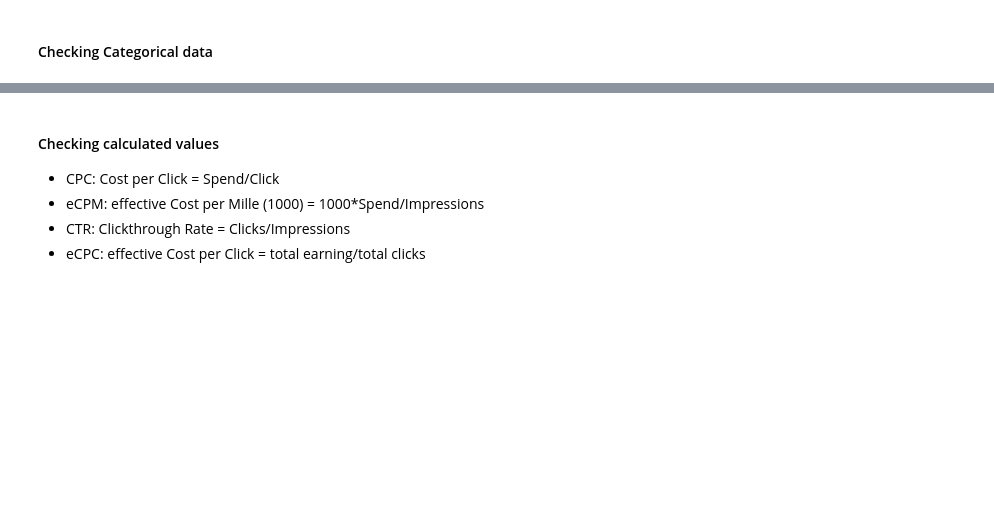
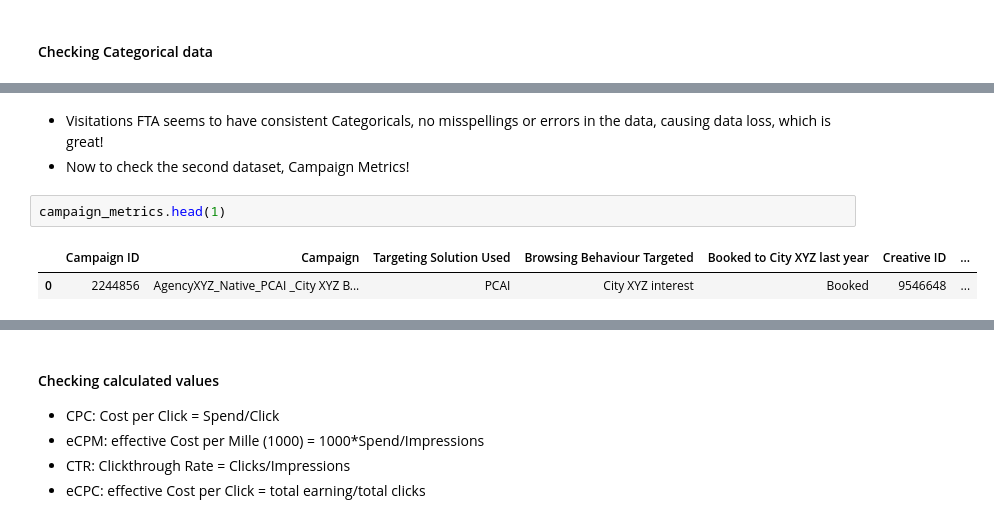
Before and after one commit to EzraGoldberg/portfolio-projects, a Jupyter notebook: 2. Tech Interview Prep/Weather Adtech Data Science/notebooks/Case_Study.ipynb, the cells around one changed output, grey strips where cells are left out. Cells and saved outputs as stored; diff of their text form; blank space fills up the shorter version.

```diff
--- a/2. Tech Interview Prep/Weather Adtech Data Science/notebooks/Case_Study.ipynb
+++ b/2. Tech Interview Prep/Weather Adtech Data Science/notebooks/Case_Study.ipynb
@@ -295,0 +378,8 @@ campaign_metrics.head(2)
+# %% [markdown]
+- Visitations FTA seems to have consistent Categoricals, no misspellings or errors in the data, causing data loss, which is great!
+- Now to check the second dataset, Campaign Metrics!
+# %%
+campaign_metrics.head(1)
+# %% [output]
+|  | Campaign ID | Campaign | Targeting Solution Used | Browsing Behaviour Targeted | Booked to City XYZ last year | Creative ID | ... |
+| 0 | 2244856 | AgencyXYZ_Native_PCAI _City XYZ B... | PCAI | City XYZ interest | Booked | 9546648 | ... |
```
Also changed, not shown: parts of 15 cells of this notebook.
